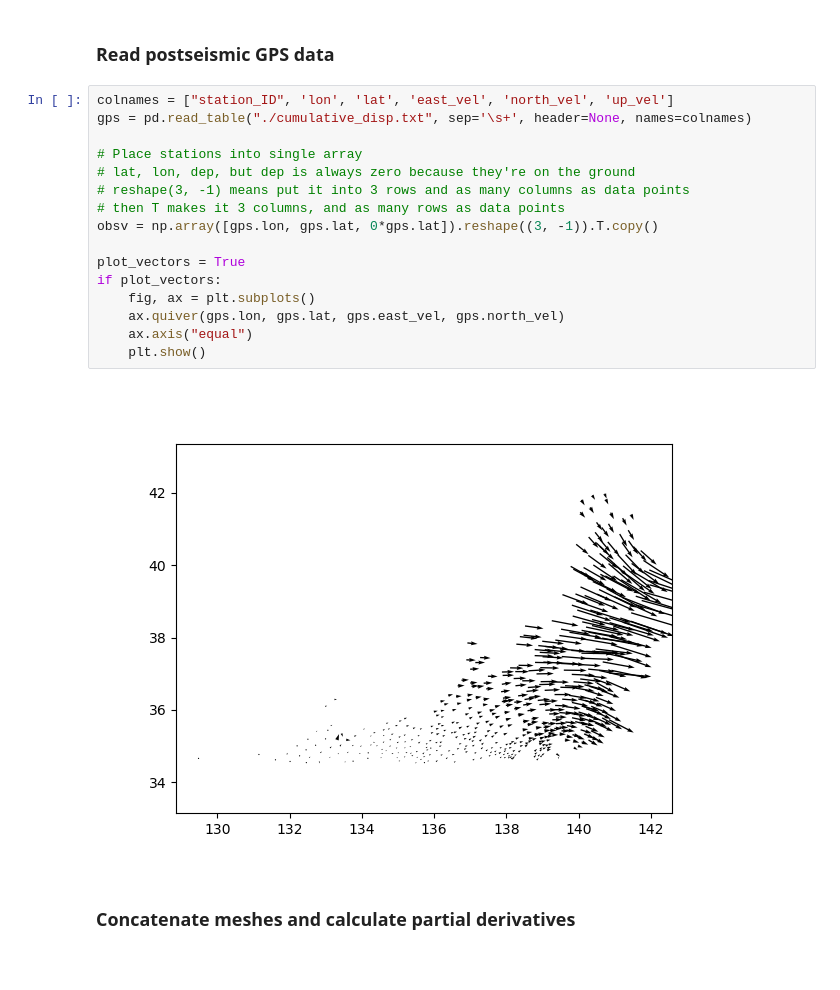
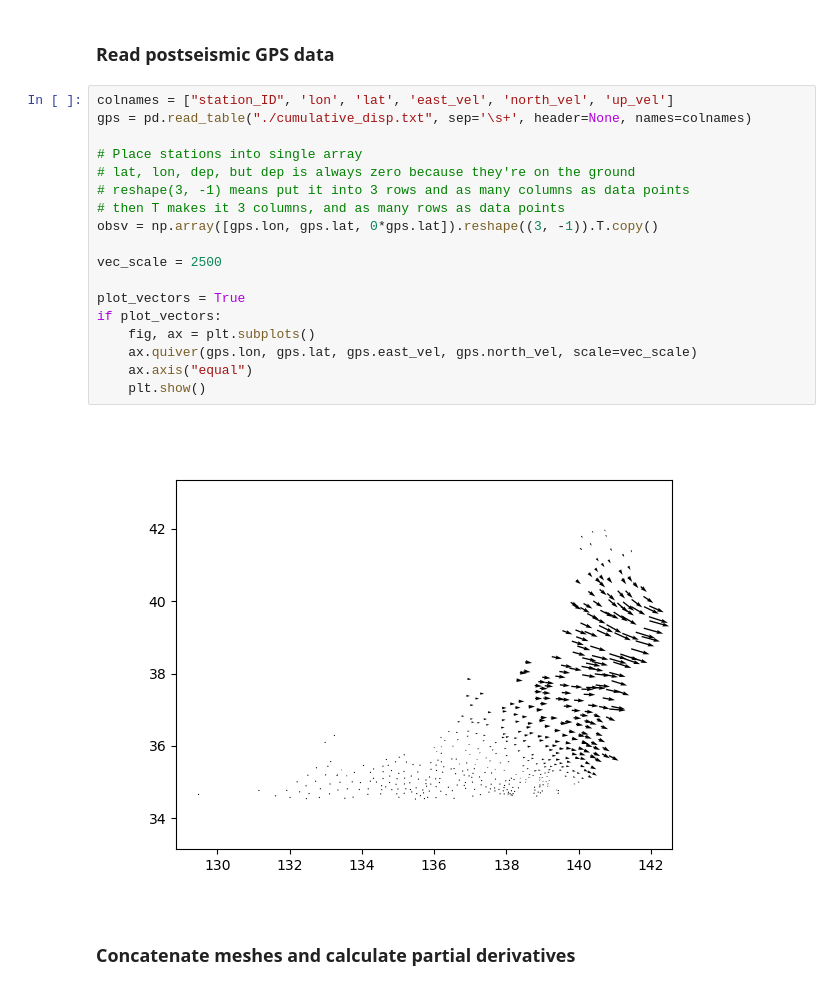
Before and after one commit to e-middleton/Emily_fault_displacement, a Jupyter notebook: fault_displacement.ipynb, the cells around one changed output. Drawn from its saved outputs; the diff is of its cells as text.

```diff
--- a/fault_displacement.ipynb
+++ b/fault_displacement.ipynb
@@ -1145,21 +1155,23 @@ plt.show()
 # %%
 colnames = ["station_ID", 'lon', 'lat', 'east_vel', 'north_vel', 'up_vel']
 gps = pd.read_table("./cumulative_disp.txt", sep='\s+', header=None, names=colnames)
 
 # Place stations into single array
 # lat, lon, dep, but dep is always zero because they're on the ground
 # reshape(3, -1) means put it into 3 rows and as many columns as data points
 # then T makes it 3 columns, and as many rows as data points
 obsv = np.array([gps.lon, gps.lat, 0*gps.lat]).reshape((3, -1)).T.copy()
 
+vec_scale = 2500
+
 plot_vectors = True
 if plot_vectors:
     fig, ax = plt.subplots()
-    ax.quiver(gps.lon, gps.lat, gps.east_vel, gps.north_vel)
+    ax.quiver(gps.lon, gps.lat, gps.east_vel, gps.north_vel, scale=vec_scale)
     ax.axis("equal")
     plt.show()
 # %% [output]
-[figure, old version]
+[figure, new version]
 # %% [markdown]
 ### Concatenate meshes and calculate partial derivatives
 # %%
```
Also changed, not shown: parts of 4 cells of this notebook.
